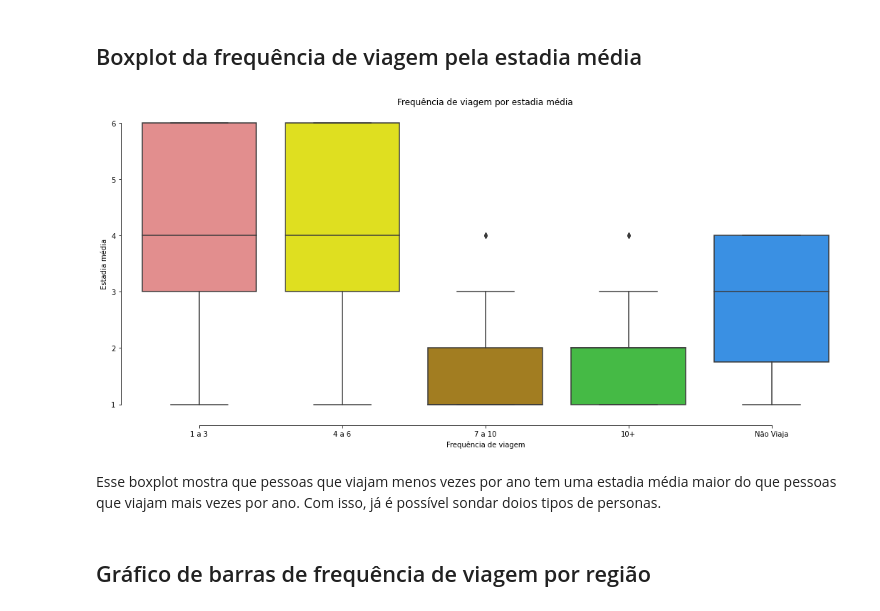
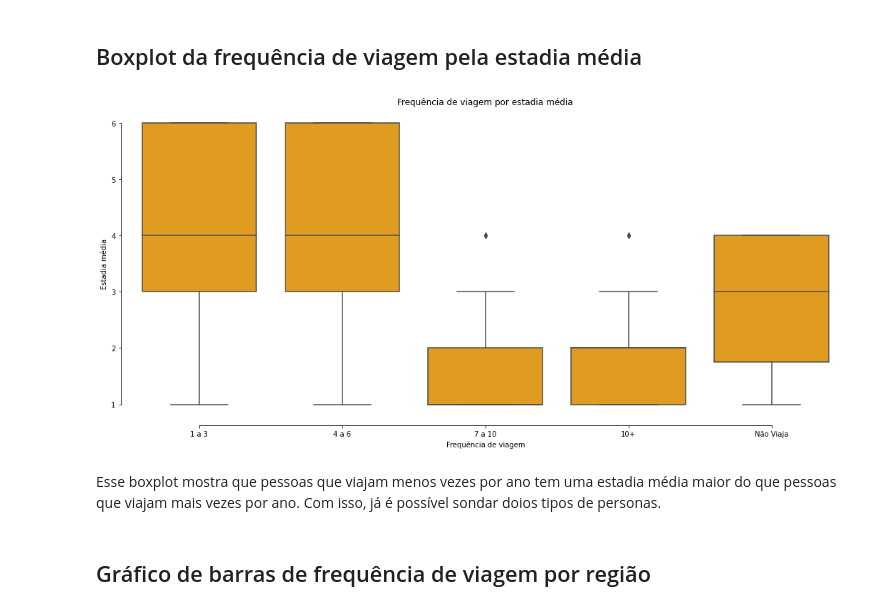
Before and after one commit to pmahfuz/Jr_hotelaria, a Jupyter notebook: Analise_base.ipynb, the cells around one changed output. Cells and saved outputs as stored; diff of their text form; code cells hidden in the pictures.

```diff
--- a/Analise_base.ipynb
+++ b/Analise_base.ipynb
@@ -126,6 +126,7 @@ regiao = df_ae['Qreg'] # qualitativa
 # Definindo as cores
 cores = ['lightcoral', 'yellow', 'darkgoldenrod', 'limegreen', 'dodgerblue', 'purple', 'red']
 cores2 = [ 'pink', 'blue', 'yellow']
+cores3 = ['orange']
 # %% [markdown]
 ## Gráfico de barras de frequência de viagem por faixa etária
 # %%
@@ -143,21 +144,21 @@ plt.show()
 # %%
 plt.figure(figsize=(18,8))
 
 sns.boxplot(x=freq_de_viagem,                                              # Eixo X receberá os grupos.
             y=estadia_media,                                                   # Hue colore o gráfico de acordo com outra variável categórica
                                                                              # neste caso o gênero
-            palette=cores,                                              # Paleta de cores neste caos 'm', magenta e 'g' verde
+            palette=cores3,                                              # Paleta de cores neste caos 'm', magenta e 'g' verde
                                                                              # no eixo X.
             data=df_ae)                                                       # Dados
 
 plt.title('Frequência de viagem por estadia média')
 plt.xlabel('Frequência de viagem')
 plt.ylabel('Estadia média')
 sns.despine(offset=10, trim=True)
 # %% [output]
-[figure, old version]
+[figure, new version]
-# %% [markdown]
-Esse boxplot mostra que pessoas que viajam menos vezes por ano tem uma estadia média maior do que pessoas que viajam mais vezes por ano. Com isso, já é possível sondar doios tipos de personas.
+# %% [markdown]
+Esse boxplot mostra que pessoas que viajam menos vezes por ano tem uma estadia média maior do que pessoas que viajam mais vezes por ano. Com isso, já é possível sondar doios tipos de personas.
 # %% [markdown]
 ## Gráfico de barras de frequência de viagem por região
 # %%
```
Also changed, not shown: parts of 107 cells of this notebook.
